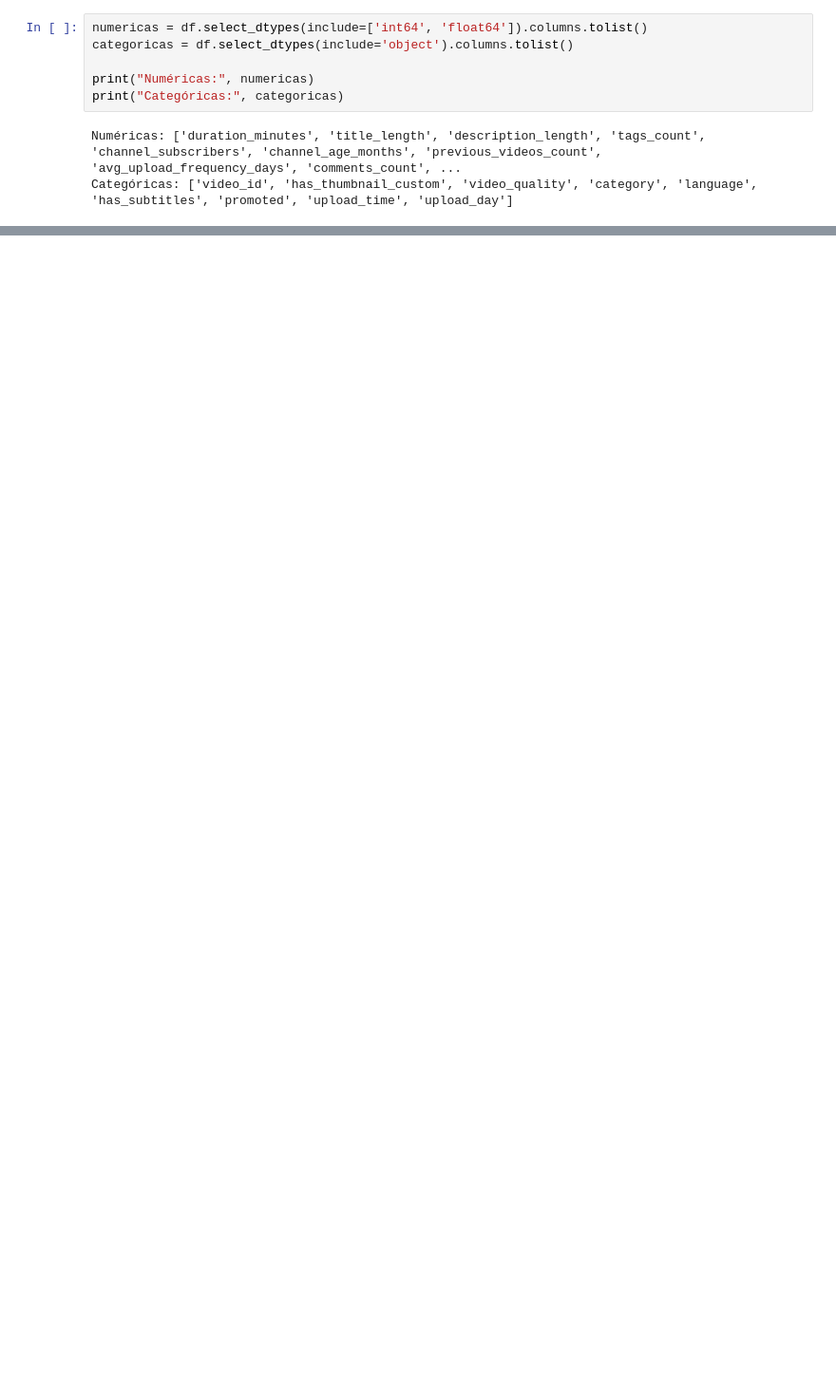
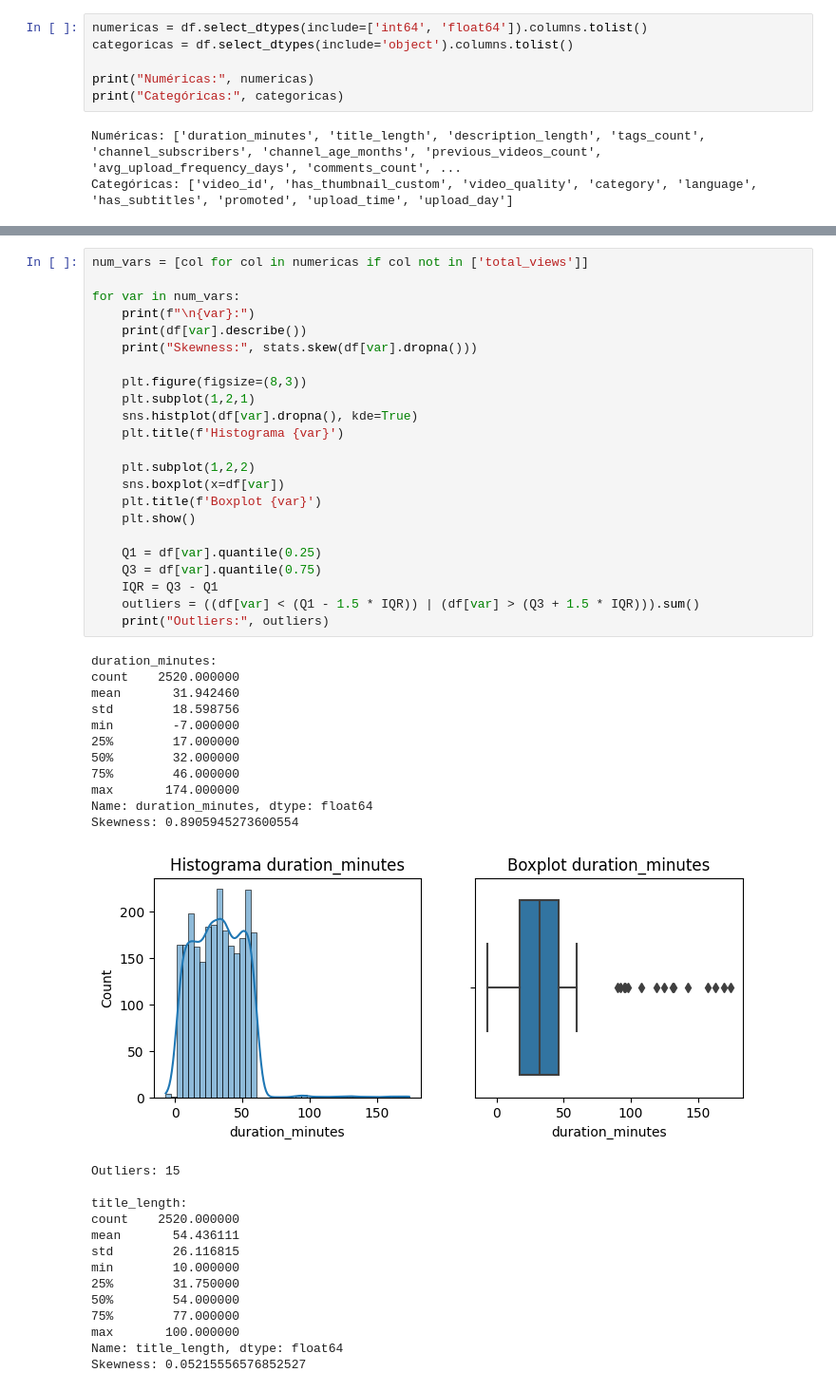
Before and after one commit to dedueardo/uninassau-atividade-alunos-ml-regressao, a Jupyter notebook: notebooks/01_EDA.ipynb, the cells around one changed output, grey strips where cells are left out. Shown at 95% size. Saved outputs shown, nothing was run; the diff lists cells and outputs as text; blank space fills up the shorter version.

```diff
--- a/notebooks/01_EDA.ipynb
+++ b/notebooks/01_EDA.ipynb
@@ -100,0 +177,49 @@ Categóricas: ['video_id', 'has_thumbnail_custom', 'video_quality', 'category',
+# %%
+num_vars = [col for col in numericas if col not in ['total_views']]
+
+for var in num_vars:
+    print(f"\n{var}:")
+    print(df[var].describe())
+    print("Skewness:", stats.skew(df[var].dropna()))
+
+    plt.figure(figsize=(8,3))
+    plt.subplot(1,2,1)
+    sns.histplot(df[var].dropna(), kde=True)
+    plt.title(f'Histograma {var}')
+
+    plt.subplot(1,2,2)
+    sns.boxplot(x=df[var])
+    plt.title(f'Boxplot {var}')
+    plt.show()
+
+    Q1 = df[var].quantile(0.25)
+    Q3 = df[var].quantile(0.75)
+    IQR = Q3 - Q1
+    outliers = ((df[var] < (Q1 - 1.5 * IQR)) | (df[var] > (Q3 + 1.5 * IQR))).sum()
+    print("Outliers:", outliers)
+# %% [output]
+duration_minutes:
+count    2520.000000
+mean       31.942460
+std        18.598756
+min        -7.000000
+25%        17.000000
+50%        32.000000
+75%        46.000000
+max       174.000000
+Name: duration_minutes, dtype: float64
+Skewness: 0.8905945273600554
+[figure, added]
+Outliers: 15
+
+title_length:
+count    2520.000000
+mean       54.436111
+std        26.116815
+min        10.000000
+25%        31.750000
+50%        54.000000
+75%        77.000000
+max       100.000000
+Name: title_length, dtype: float64
+Skewness: 0.05215556576852527
```
Also changed, not shown: parts of 26 cells of this notebook.
